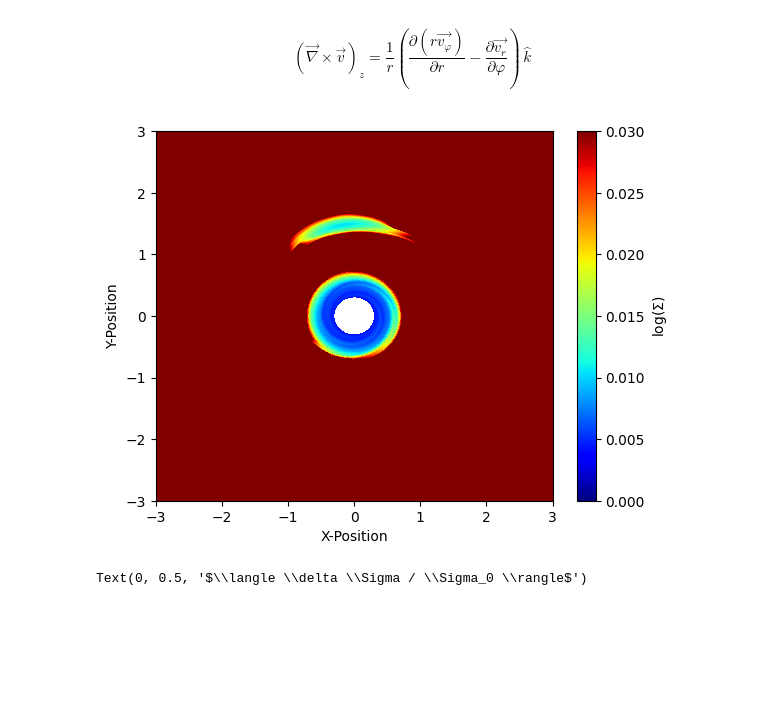
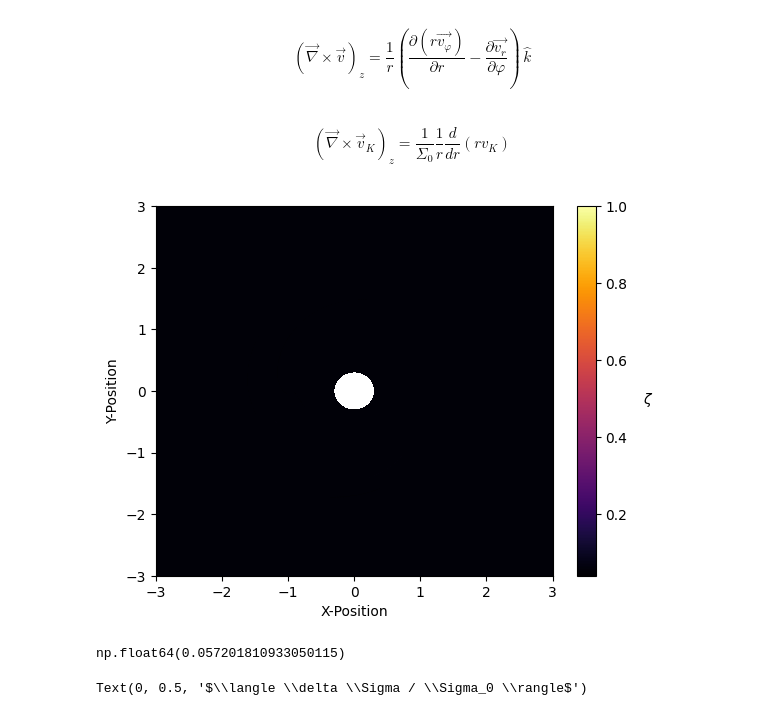
Before and after one commit to SudatKhan/dust_dynamics, a Jupyter notebook: gas_test_analysis.ipynb, the cells around one changed output. Drawn from its saved outputs; the diff is of its cells as text; code cells hidden in the pictures; blank space fills up the shorter version.

```diff
--- a/gas_test_analysis.ipynb
+++ b/gas_test_analysis.ipynb
@@ -20,7 +20,7 @@ print(f"x1 = {x1:.15f}")
 # %% [output]
 x1 = 1.007353495539222
 # %%
-data = athena_read.athdf('/Users/skhan/dust_sim/disk.out1.00100.athdf')
+data = athena_read.athdf('/Users/skhan/dust_sim2/disk.out1.00150.athdf')
 dens = data.get('rho')[0]
 dens_dust = data.get('dust_1_rho')[0]
 r_c = data.get('x1v')
@@ -183,8 +190,8 @@ plt.plot(r_c, np.average(vortensity, axis=0))
 orbits = np.array([])
 index = 0
 
-for i in range(100, 200, 20):
-    data = athena_read.athdf(f'/Users/skhan/dust_sim/disk.out1.00{i}.athdf')
+for i in range(100, 140, 5):
+    data = athena_read.athdf(f'/Users/skhan/dust_sim2/disk.out1.00{i}.athdf')
     dens = data.get('dust_1_rho')[0]
     orbits = np.append(orbits, np.round(data.get('Time') / (2 * np.pi), 2))
     dens_average = np.average(dens, axis=0)
@@ -223,23 +229,28 @@ plt.xscale('log')
 NameError: name 'sum_dens_avg_onesim' is not defined
 # %% [markdown]
 $$(\vec{\nabla} \times \vec{v})_z = \frac{1}{r} (\frac{\partial (r \vec{v_\varphi})}{\partial r} - \frac{\partial \vec{v_r}}{\partial \varphi}) \, \hat{k}$$
+# %% [markdown]
+$$(\vec{\nabla} \times \vec{v}_K)_z = \frac{1}{\Sigma_0} \frac{1}{r} \frac{d}{dr} (r v_K)$$
 # %%
 r2d = r_c[np.newaxis, :]
-drv_phi_dr = np.gradient(r2d * v_phi, r_c, axis=1)
-dv_r_dphi = np.gradient(v_r, phi_c.flatten(), axis=0)
-curl_z = (drv_phi_dr - dv_r_dphi) / r2d
-vortensity = curl_z/dens
+drv_phi_dr = np.gradient(r2d * (np.sqrt(1.0/r_c)), r_c, axis=1)
+curl_z = 1/(r_c**(-1.5)) * 1/r_c * drv_phi_dr
+vortensity_0 = curl_z/dens
 # %%
 R, PHI = np.meshgrid(r_f, phi_f)
 
-plt.pcolormesh(R*np.cos(PHI), R*np.sin(PHI), vortensity, cmap='jet', vmin=0, vmax = 0.03)
+plt.pcolormesh(R*np.cos(PHI), R*np.sin(PHI), vortensity/vortensity_0, cmap='inferno', vmin=0.04, vmax=1.0)
 plt.xlabel('X-Position')
 plt.ylabel('Y-Position')
 plt.xlim(-(1 + 2), 1 + 2)
 plt.ylim(-(1 + 2), 1 + 2)
-plt.colorbar().set_label(r'log($\Sigma$)', rotation=90)
+plt.colorbar().set_label(r'$\, \, \, \, \, \, \, \, \, \, \, \, $ $\zeta$', rotation=0)
 # %% [output]
-[figure, old version]
+[figure, new version]
+# %%
+(vortensity/vortensity_0).max()
+# %% [output]
+np.float64(0.057201810933050115)
 # %%
 vortensity_average = -1*np.average(vortensity, axis=0)
 vortensity_0 = ((2 +1.5)*r_c**(-3/2))/ (r_c**(-1.5))
```
Also changed, not shown: parts of 5 cells of this notebook.
